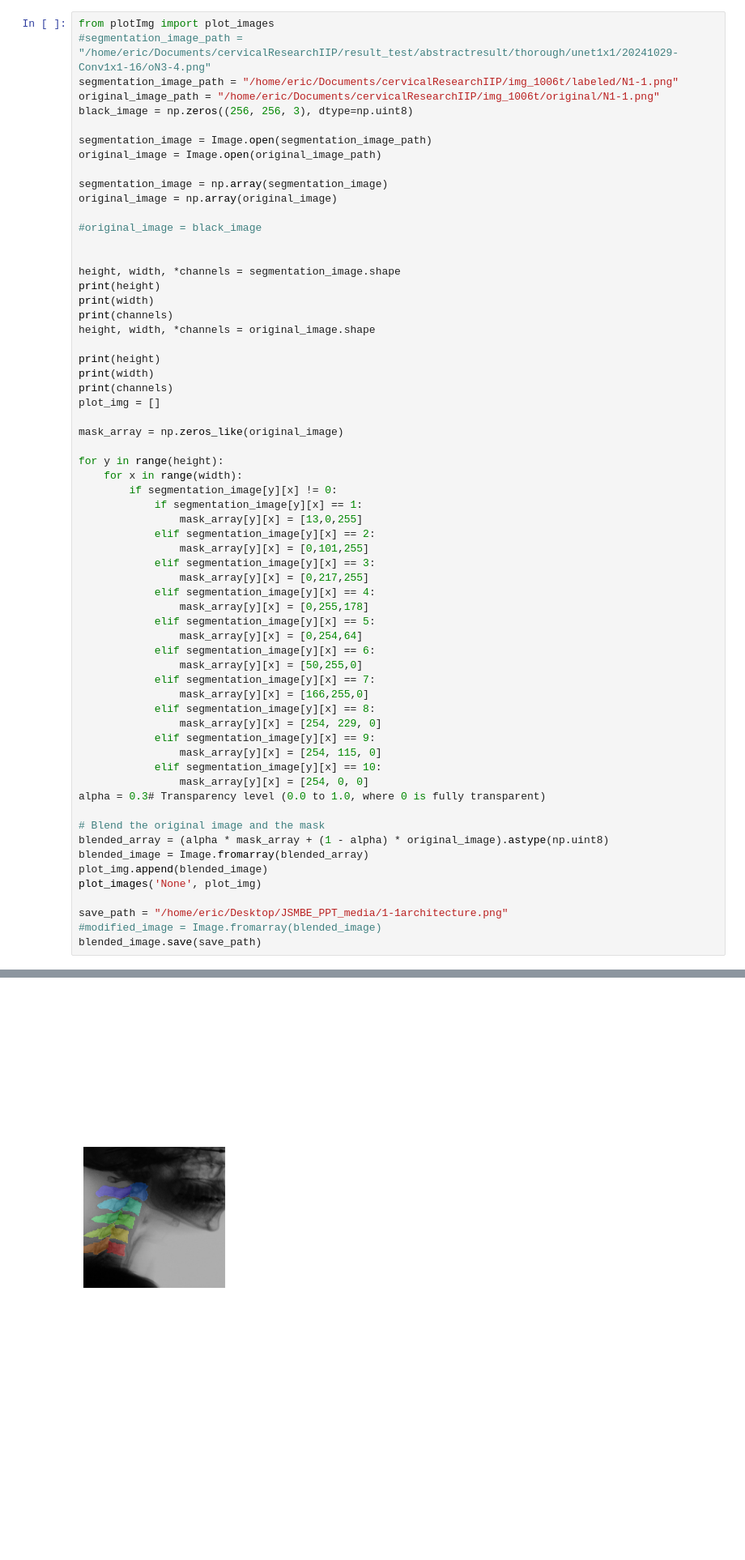
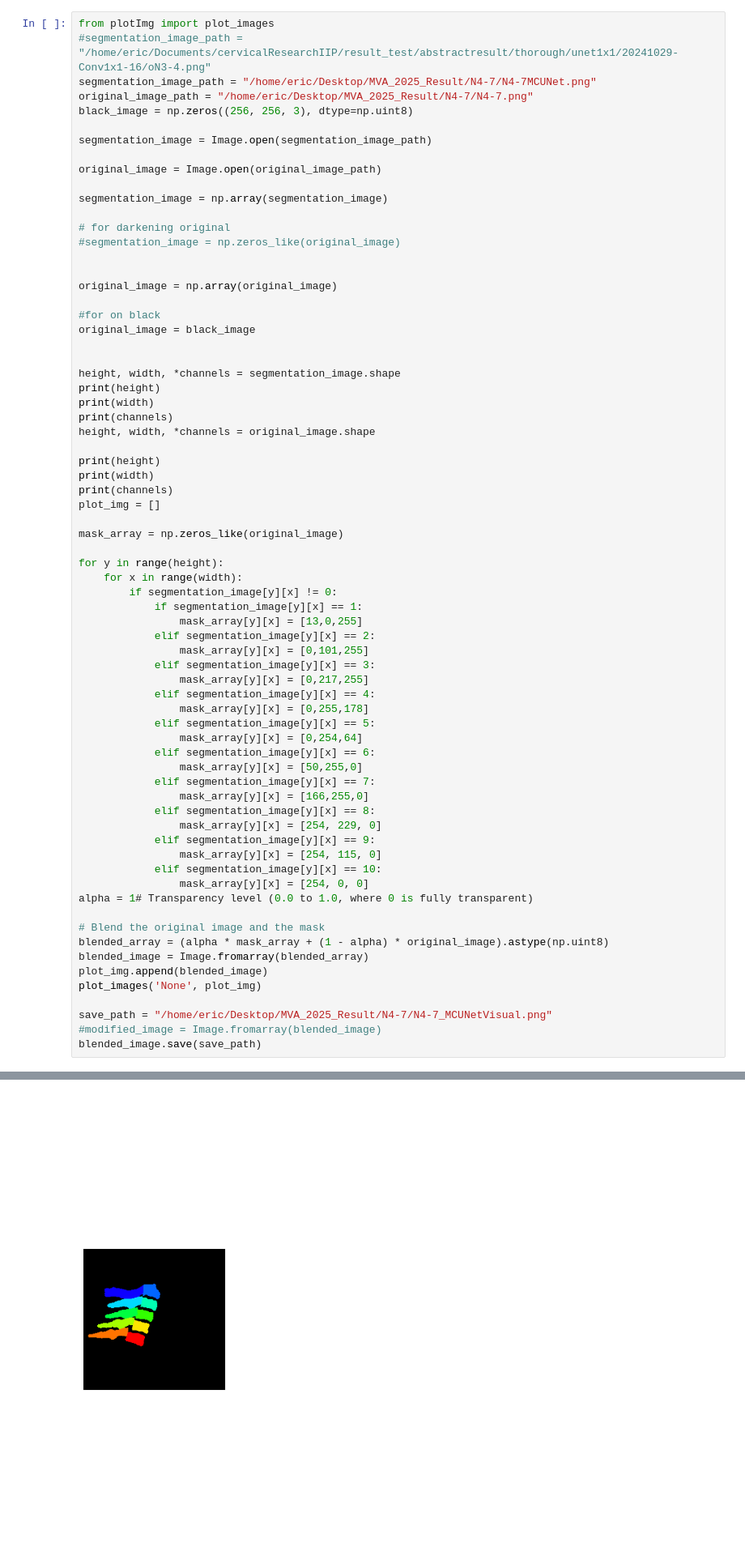
Before and after one commit to Eric-IIP/cervicalResearchIIP, a Jupyter notebook: insights/segmentationVisual.ipynb, the cells around one changed output, grey strips where cells are left out. Shown at 81% size. Saved outputs shown, nothing was run; the diff lists cells and outputs as text; blank space fills up the shorter version.

```diff
--- a/insights/segmentationVisual.ipynb
+++ b/insights/segmentationVisual.ipynb
@@ -4,17 +4,24 @@ from PIL import Image
 # %%
 from plotImg import plot_images
 #segmentation_image_path = "/home/eric/Documents/cervicalResearchIIP/result_test/abstractresult/thorough/unet1x1/20241029-Conv1x1-16/oN3-4.png"
-segmentation_image_path = "/home/eric/Documents/cervicalResearchIIP/img_1006t/labeled/N1-1.png"
-original_image_path = "/home/eric/Documents/cervicalResearchIIP/img_1006t/original/N1-1.png"
+segmentation_image_path = "/home/eric/Desktop/MVA_2025_Result/N4-7/N4-7MCUNet.png"
+original_image_path = "/home/eric/Desktop/MVA_2025_Result/N4-7/N4-7.png"
 black_image = np.zeros((256, 256, 3), dtype=np.uint8)
 
 segmentation_image = Image.open(segmentation_image_path)
+
 original_image = Image.open(original_image_path)
 
 segmentation_image = np.array(segmentation_image)
+
+# for darkening original
+#segmentation_image = np.zeros_like(original_image)
+
+
 original_image = np.array(original_image)
 
-#original_image = black_image
+#for on black
+original_image = black_image
 
 
 height, width, *channels = segmentation_image.shape
@@ -42,33 +49,33 @@ for y in range(height):
             elif segmentation_image[y][x] == 4:
                 mask_array[y][x] = [0,255,178]
             elif segmentation_image[y][x] == 5:
                 mask_array[y][x] = [0,254,64]
             elif segmentation_image[y][x] == 6:
                 mask_array[y][x] = [50,255,0]
             elif segmentation_image[y][x] == 7:
                 mask_array[y][x] = [166,255,0]
             elif segmentation_image[y][x] == 8:
                 mask_array[y][x] = [254, 229, 0]
             elif segmentation_image[y][x] == 9:
                 mask_array[y][x] = [254, 115, 0]
             elif segmentation_image[y][x] == 10:
                 mask_array[y][x] = [254, 0, 0]
-alpha = 0.3# Transparency level (0.0 to 1.0, where 0 is fully transparent)
+alpha = 1# Transparency level (0.0 to 1.0, where 0 is fully transparent)
 
 # Blend the original image and the mask
 blended_array = (alpha * mask_array + (1 - alpha) * original_image).astype(np.uint8)
 blended_image = Image.fromarray(blended_array)
 plot_img.append(blended_image)
 plot_images('None', plot_img)
 
-save_path = "/home/eric/Desktop/JSMBE_PPT_media/1-1architecture.png"
+save_path = "/home/eric/Desktop/MVA_2025_Result/N4-7/N4-7_MCUNetVisual.png"
 #modified_image = Image.fromarray(blended_image)
 blended_image.save(save_path)
 # %% [output]
 256
 256
 []
 256
 256
 [3]
-[figure, old version]
+[figure, new version]
```
Also changed, not shown: 4 other files.
